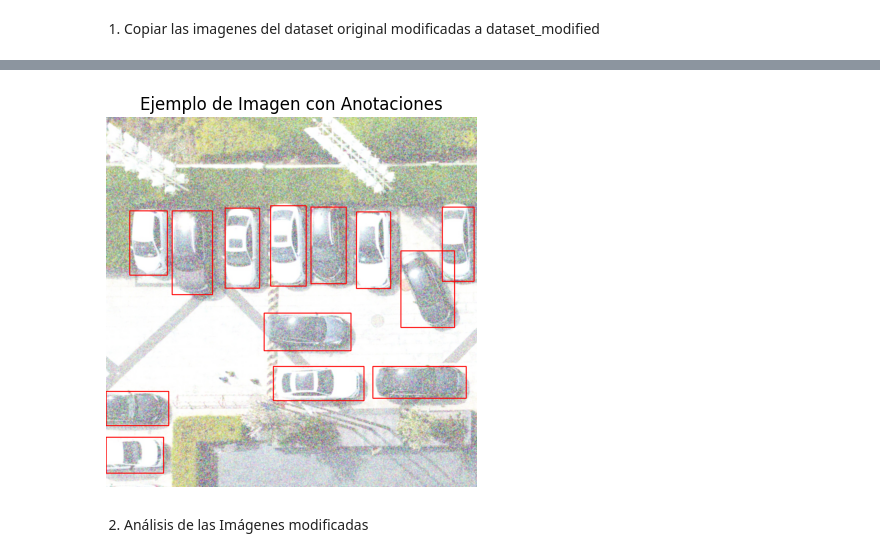
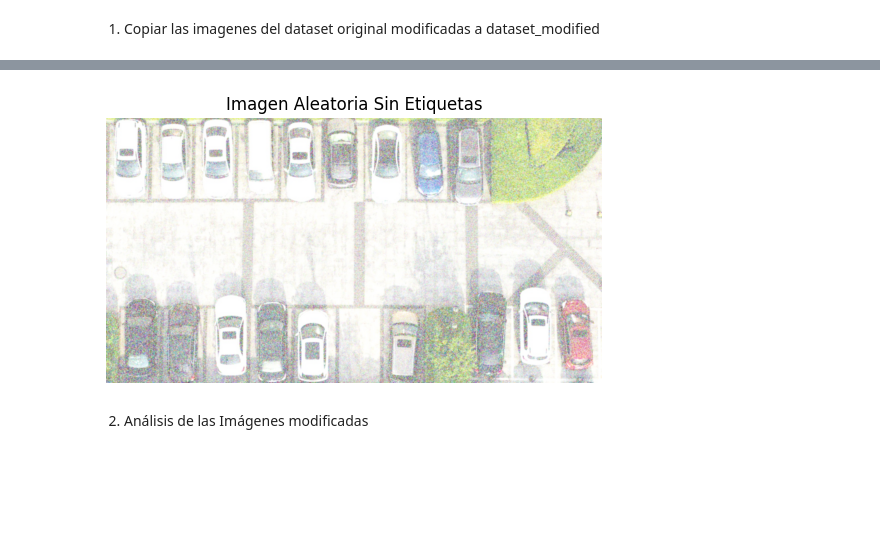
Before and after one commit to yahelrl19/ParkingLotProject, a Jupyter notebook: ParkingLotProject.ipynb, the cells around one changed output, grey strips where cells are left out. Cells and saved outputs as stored; diff of their text form; code cells hidden in the pictures; blank space fills up the shorter version.

```diff
--- a/ParkingLotProject.ipynb
+++ b/ParkingLotProject.ipynb
@@ -389,48 +403,29 @@ Modificaciones completadas. Imágenes y etiquetas guardadas en los directorios c
-# %%
-import cv2
-import matplotlib.pyplot as plt
-import os
-
-train_images_modified_dir = '/content/dataset_modified/mydata/mydata/images/train'
-train_labels_modified_dir = '/content/dataset_modified/mydata/mydata/labels/train'
-
-# Listar imágenes y etiquetas
-train_image_modified_files = sorted(os.listdir(train_images_modified_dir))
-train_label_modified_files = sorted(os.listdir(train_labels_modified_dir))
-
-# Cargar una imagen de muestra
-# The original code was passing the list of file names as the first argument to os.path.join.
-# It should instead pass the directory path.
-sample_image_modified_path = os.path.join(train_images_modified_dir, train_image_modified_files[0])
-sample_label_modified_path = os.path.join(train_labels_modified_dir, train_label_modified_files[0])
-
-# Leer la imagen
-image = cv2.imread(sample_image_modified_path)
-image = cv2.cvtColor(image, cv2.COLOR_BGR2RGB)
-
-# Leer la etiqueta (formato YOLO)
-# The original code was using a variable 'sample_label_path' that was not defined.
-# It should use 'sample_label_modified_path' instead.
-with open(sample_label_modified_path, 'r') as f:
-    labels = f.readlines()
-
-# Dibujar las cajas delimitadoras
-h, w, _ = image.shape
-for label in labels:
-    class_id, x_center, y_center, width, height = map(float, label.strip().split())
-    x1 = int((x_center - width / 2) * w)
-    y1 = int((y_center - height / 2) * h)
-    x2 = int((x_center + width / 2) * w)
-    y2 = int((y_center + height / 2) * h)
-    cv2.rectangle(image, (x1, y1), (x2, y2), (255, 0, 0), 2)
-
-# Mostrar la imagen con las cajas
-plt.imshow(image)
-plt.axis('off')
-plt.title("Ejemplo de Imagen con Anotaciones")
-plt.show()
-# %% [output]
-[figure, removed]
+# %%
+import cv2
+import matplotlib.pyplot as plt
+import os
+import random
+
+train_images_modified_dir = '/content/dataset_modified/mydata/mydata/images/train'
+
+# Listar imágenes
+train_image_modified_files = sorted(os.listdir(train_images_modified_dir))
+
+# Seleccionar una imagen aleatoria
+random_image_file = random.choice(train_image_modified_files)
+
+# Cargar la imagen aleatoria
+image_path = os.path.join(train_images_modified_dir, random_image_file)
+image = cv2.imread(image_path)
+image = cv2.cvtColor(image, cv2.COLOR_BGR2RGB)
+
+# Mostrar la imagen
+plt.imshow(image)
+plt.axis('off')
+plt.title("Imagen Aleatoria Sin Etiquetas")
+plt.show()
+# %% [output]
+[figure, added]
 # %% [markdown]
 2. Análisis de las Imágenes modificadas
 # %%
```
Also changed, not shown: parts of 18 cells of this notebook.
